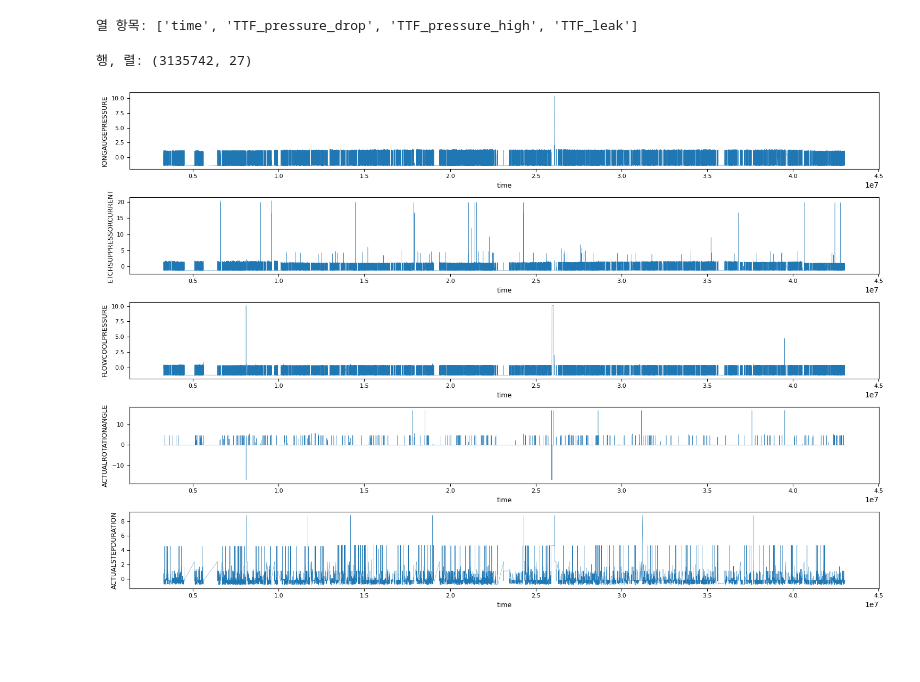
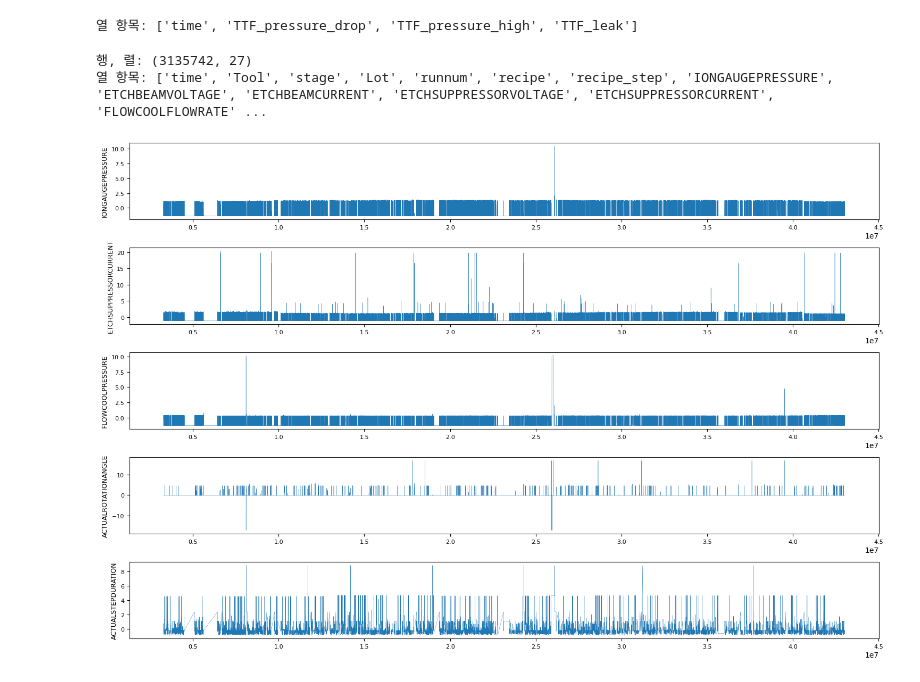
Before and after one commit to YoungJang-KR/semiconductor-fault-detection, a Jupyter notebook: 01_EDA_PHM18_etching.ipynb, the cells around one changed output. Saved outputs shown, nothing was run; the diff lists cells and outputs as text; code cells hidden in the pictures; blank space fills up the shorter version.

```diff
--- a/01_EDA_PHM18_etching.ipynb
+++ b/01_EDA_PHM18_etching.ipynb
@@ -20,56 +22,57 @@ print("열 항목:", df_train.columns.tolist())
 행, 렬: (3124704, 24)
 열 항목: ['time', 'Tool', 'stage', 'Lot', 'runnum', 'recipe', 'recipe_step', 'IONGAUGEPRESSURE', 'ETCHBEAMVOLTAGE', 'ETCHBEAMCURRENT', 'ETCHSUPPRESSORVOLTAGE', 'ETCHSUPPRESSORCURRENT', 'FLOWCOOLFLOWRATE' ...
 # %%
-# 마찬가지로 train_ttf 폴더의 01_M01_DC_train.csv 파일 분석하기
-path_ttf = '/content/drive/MyDrive/phm18/train_ttf/01_M01_DC_train.csv'
+# 이번에는 train_ttf 폴더의 01_M01_DC_train.csv 파일 분석하기
 
-df_ttf = pd.read_csv(path_ttf)
-print("행, 렬:", df_ttf.shape)
-print("열 항목:", df_ttf.columns.tolist())
+path_ttf_01 = '/content/drive/MyDrive/phm18/train_ttf/01_M01_DC_train.csv'
+
+df_ttf_01 = pd.read_csv(path_ttf_01)
+
+print("행, 렬:", df_ttf_01.shape)
+print("열 항목:", df_ttf_01.columns.tolist())
 # %% [output]
 행, 렬: (3124704, 4)
 열 항목: ['time', 'TTF_FlowCool Pressure Dropped Below Limit', 'TTF_Flowcool Pressure Too High Check Flowcool Pump', 'TTF_Flowcool leak']
 # %%
-# train_ttf 파일의 열 항목 이름이 너무 긺으로 수정하기
-df_ttf = df_ttf.rename( columns={
-    'TTF_FlowCool Pressure Dropped Below Limit': 'TTF_pressure_drop',
-    'TTF_Flowcool Pressure Too High Check Flowcool Pump': 'TTF_pressure_high',
-    'TTF_Flowcool leak': 'TTF_leak'
-})
+# train_ttf 폴더에 있는 파일의 열 이름이 너무 긺으로 수정하기
+
+df_ttf_01 = df_ttf_01.rename( columns={'TTF_FlowCool Pressure Dropped Below Limit': 'TTF_pressure_drop',
+                                       'TTF_Flowcool Pressure Too High Check Flowcool Pump': 'TTF_pressure_high',
+                                       'TTF_Flowcool leak': 'TTF_leak'})
 
 # 변경이 잘 되었나 확인
-print("열 항목:", df_ttf.columns.tolist())
+print("열 항목:", df_ttf_01.columns.tolist())
 # %% [output]
 열 항목: ['time', 'TTF_pressure_drop', 'TTF_pressure_high', 'TTF_leak']
 # %%
-# 분석을 위해서 train 파일과 train_ttf 파일을 시간에 대해 merge
-df = df_train.merge( df_ttf, on='time' )
+# 시각화를 위해서 train 폴더의 01 파일과 train_ttf 폴더의 01 파일을 시간에 대해 merge
+df_01 = df_train_01.merge(df_ttf_01, on='time')
 
-# merge가 잘 되었나 확인, 열의 개수는 27이 되어야 함
-print("행, 렬:", df.shape)
+# merge가 잘 되었나 확인
+print("행, 렬:", df_01.shape)
+print("열 항목:", df_01.columns.tolist())
 # %% [output]
 행, 렬: (3135742, 27)
+열 항목: ['time', 'Tool', 'stage', 'Lot', 'runnum', 'recipe', 'recipe_step', 'IONGAUGEPRESSURE', 'ETCHBEAMVOLTAGE', 'ETCHBEAMCURRENT', 'ETCHSUPPRESSORVOLTAGE', 'ETCHSUPPRESSORCURRENT', 'FLOWCOOLFLOWRATE' ...
 # %%
-# 센서값(측정값)들을 시간에 대해 시각화 해보기
-
-sensor_cols = [ 'IONGAUGEPRESSURE',     # 챔버 내부 압력
+# 센서값에 대한 칼럼을 따로 만들어서 시각화 해보기
+sensor_cols = [ 'IONGAUGEPRESSURE',     # 챔버 내부 압력(진공도)
                'ETCHSUPPRESSORCURRENT', # 억제 그리드 전류 - 이상적으로는 0이어야 함
                 'FLOWCOOLPRESSURE',     # 기체 헬륨이 든 냉각관의 압력
                 'ACTUALROTATIONANGLE',  # 웨이퍼가 실제 회전한 각도
                 'ACTUALSTEPDURATION'    # 특정 공정이 실제로 진행된 시간
                 ]
 
 import matplotlib.pyplot as plt
 
-fig, axes = plt.subplots( len(sensor_cols), 1, figsize=(15, len(sensor_cols)*2) )
+fig, axes = plt.subplots( len(sensor_cols), 1, figsize=(15, len(sensor_cols)*2) ) # 여러 그래프를 그릴 때
 
 for i, col in enumerate(sensor_cols):
-  axes[i].plot( df['time'], df[col], linewidth=0.3 )
-  axes[i].set_xlabel('time',fontsize=9)
+  axes[i].plot(df_01['time'], df_01[col], linewidth=0.3)
   axes[i].set_ylabel(col, fontsize=9)
   axes[i].tick_params(labelsize=8)
 
 plt.tight_layout()
 plt.show()
 # %% [output]
-[figure, old version]
+[figure, new version]
```
Also changed, not shown: parts of 21 cells of this notebook.
